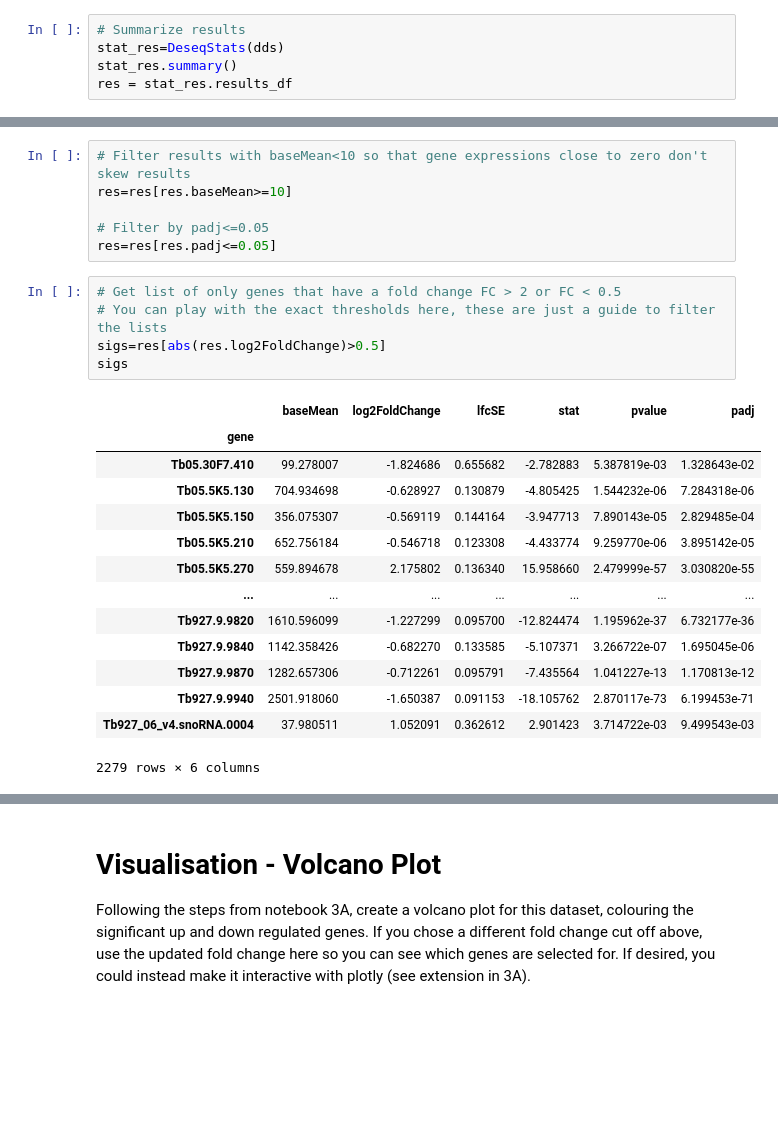
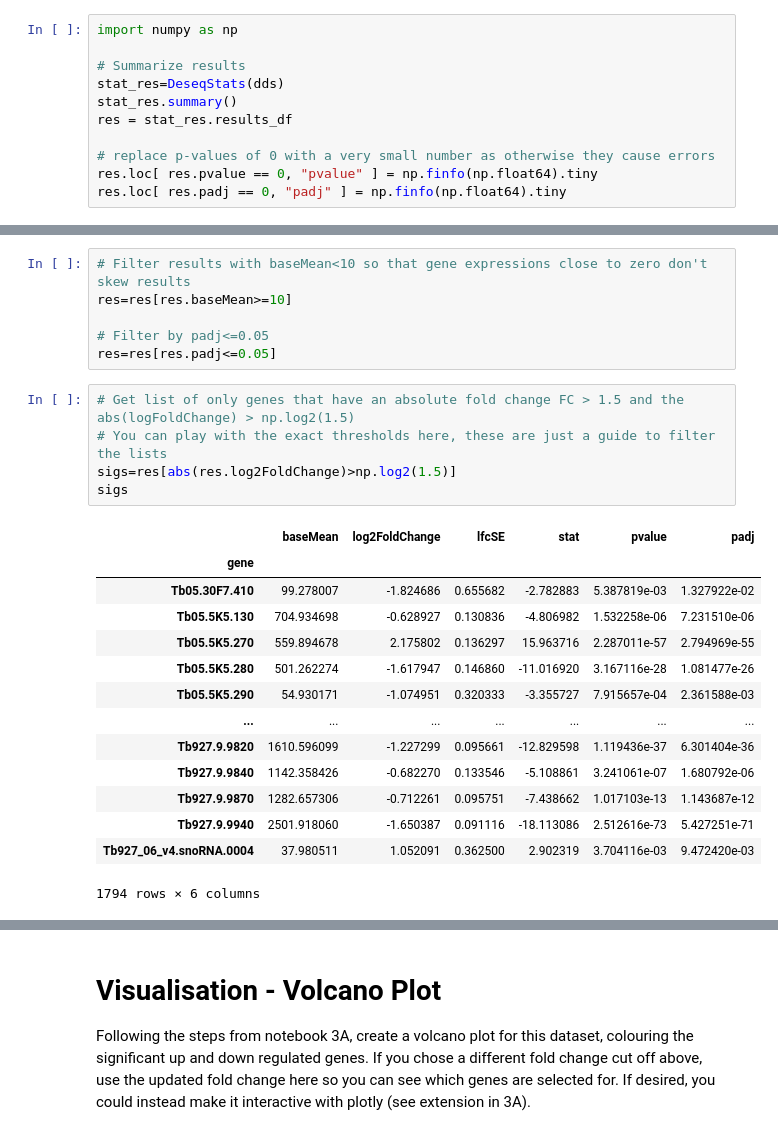
Before and after one commit to rmcolq/pathbio3, a Jupyter notebook: 3B - Differential Expression and GO enrichment_trypanosoma.ipynb, the cells around one changed output, grey strips where cells are left out. Drawn from its saved outputs; the diff is of its cells as text; blank space fills up the shorter version.

```diff
--- a/3B - Differential Expression and GO enrichment_trypanosoma.ipynb
+++ b/3B - Differential Expression and GO enrichment_trypanosoma.ipynb
@@ -48,10 +51,16 @@ Fitting LFCs...
 
 Replacing 0 outlier genes.
 # %%
+import numpy as np
+
 # Summarize results
 stat_res=DeseqStats(dds)
 stat_res.summary()
 res = stat_res.results_df
+
+# replace p-values of 0 with a very small number as otherwise they cause errors
+res.loc[ res.pvalue == 0, "pvalue" ] = np.finfo(np.float64).tiny
+res.loc[ res.padj == 0, "padj" ] = np.finfo(np.float64).tiny
 # %% [output]
 Running Wald tests...
 Log2 fold change & Wald test p-value: morphology stumpy vs slender
@@ -86,25 +95,25 @@ res=res[res.baseMean>=10]
 # Filter by padj<=0.05
 res=res[res.padj<=0.05]
 # %%
-# Get list of only genes that have a fold change FC > 2 or FC < 0.5
+# Get list of only genes that have an absolute fold change FC > 1.5 and the abs(logFoldChange) > np.log2(1.5)
 # You can play with the exact thresholds here, these are just a guide to filter the lists
-sigs=res[abs(res.log2FoldChange)>0.5]
+sigs=res[abs(res.log2FoldChange)>np.log2(1.5)]
 sigs
 # %% [output]
 |  | baseMean | log2FoldChange | lfcSE | stat | pvalue | padj |
 | gene |  |  |  |  |  |  |
-| Tb05.30F7.410 | 99.278007 | -1.824686 | 0.655682 | -2.782883 | 5.387819e-03 | 1.328643e-02 |
-| Tb05.5K5.130 | 704.934698 | -0.628927 | 0.130879 | -4.805425 | 1.544232e-06 | 7.284318e-06 |
-| Tb05.5K5.150 | 356.075307 | -0.569119 | 0.144164 | -3.947713 | 7.890143e-05 | 2.829485e-04 |
-| Tb05.5K5.210 | 652.756184 | -0.546718 | 0.123308 | -4.433774 | 9.259770e-06 | 3.895142e-05 |
-| Tb05.5K5.270 | 559.894678 | 2.175802 | 0.136340 | 15.958660 | 2.479999e-57 | 3.030820e-55 |
+| Tb05.30F7.410 | 99.278007 | -1.824686 | 0.655682 | -2.782883 | 5.387819e-03 | 1.327922e-02 |
+| Tb05.5K5.130 | 704.934698 | -0.628927 | 0.130836 | -4.806982 | 1.532258e-06 | 7.231510e-06 |
+| Tb05.5K5.270 | 559.894678 | 2.175802 | 0.136297 | 15.963716 | 2.287011e-57 | 2.794969e-55 |
+| Tb05.5K5.280 | 501.262274 | -1.617947 | 0.146860 | -11.016920 | 3.167116e-28 | 1.081477e-26 |
+| Tb05.5K5.290 | 54.930171 | -1.074951 | 0.320333 | -3.355727 | 7.915657e-04 | 2.361588e-03 |
 | ... | ... | ... | ... | ... | ... | ... |
-| Tb927.9.9820 | 1610.596099 | -1.227299 | 0.095700 | -12.824474 | 1.195962e-37 | 6.732177e-36 |
-| Tb927.9.9840 | 1142.358426 | -0.682270 | 0.133585 | -5.107371 | 3.266722e-07 | 1.695045e-06 |
-| Tb927.9.9870 | 1282.657306 | -0.712261 | 0.095791 | -7.435564 | 1.041227e-13 | 1.170813e-12 |
-| Tb927.9.9940 | 2501.918060 | -1.650387 | 0.091153 | -18.105762 | 2.870117e-73 | 6.199453e-71 |
-| Tb927_06_v4.snoRNA.0004 | 37.980511 | 1.052091 | 0.362612 | 2.901423 | 3.714722e-03 | 9.499543e-03 |
+| Tb927.9.9820 | 1610.596099 | -1.227299 | 0.095661 | -12.829598 | 1.119436e-37 | 6.301404e-36 |
+| Tb927.9.9840 | 1142.358426 | -0.682270 | 0.133546 | -5.108861 | 3.241061e-07 | 1.680792e-06 |
+| Tb927.9.9870 | 1282.657306 | -0.712261 | 0.095751 | -7.438662 | 1.017103e-13 | 1.143687e-12 |
+| Tb927.9.9940 | 2501.918060 | -1.650387 | 0.091116 | -18.113086 | 2.512616e-73 | 5.427251e-71 |
+| Tb927_06_v4.snoRNA.0004 | 37.980511 | 1.052091 | 0.362500 | 2.902319 | 3.704116e-03 | 9.472420e-03 |
-2279 rows × 6 columns
+1794 rows × 6 columns
 # %%
 # Save the up and down regulated genes separately
 up = sigs[sigs["log2FoldChange"] > 0]
```
Also changed, not shown: parts of 6 cells of this notebook, 3 other files.
